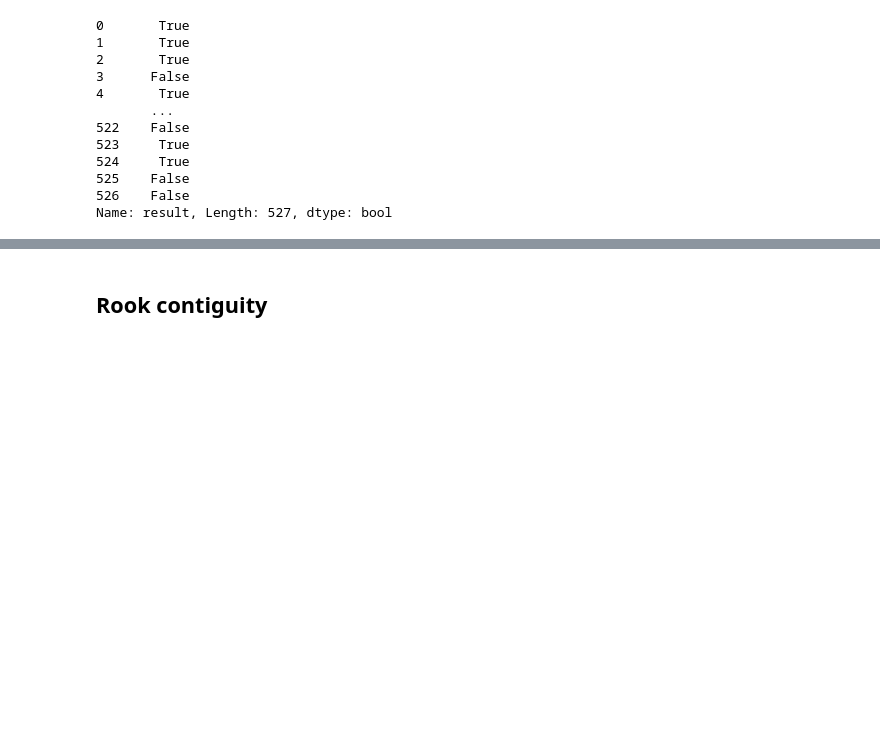
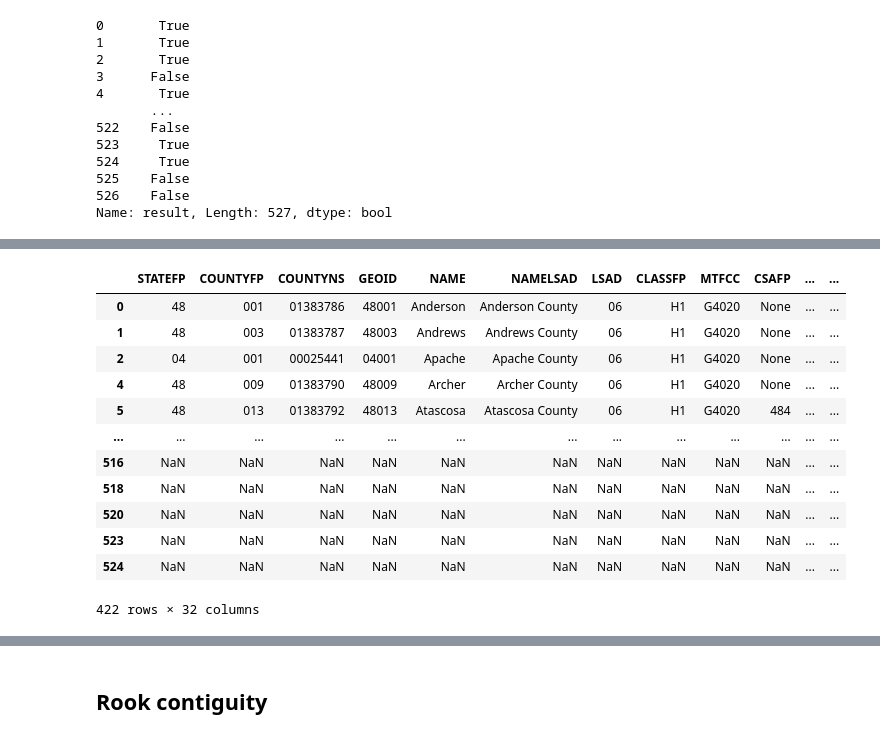
Before and after one commit to sjsrey/geoplanar, a Jupyter notebook: notebooks/usmex_level2_contiguity.ipynb, the cells around one changed output, grey strips where cells are left out. Saved outputs shown, nothing was run; the diff lists cells and outputs as text; code cells hidden in the pictures; blank space fills up the shorter version.

```diff
--- a/notebooks/usmex_level2_contiguity.ipynb
+++ b/notebooks/usmex_level2_contiguity.ipynb
@@ -138,0 +149,16 @@ df2.loc[df2['result'] == False] # all counties/municipios that changed
+# %%
+df[df.geometry!=df2.geometry]
+# %% [output]
+|  | STATEFP | COUNTYFP | COUNTYNS | GEOID | NAME | NAMELSAD | LSAD | CLASSFP | MTFCC | CSAFP | ... | ... |
+| 0 | 48 | 001 | 01383786 | 48001 | Anderson | Anderson County | 06 | H1 | G4020 | None | ... | ... |
+| 1 | 48 | 003 | 01383787 | 48003 | Andrews | Andrews County | 06 | H1 | G4020 | None | ... | ... |
+| 2 | 04 | 001 | 00025441 | 04001 | Apache | Apache County | 06 | H1 | G4020 | None | ... | ... |
+| 4 | 48 | 009 | 01383790 | 48009 | Archer | Archer County | 06 | H1 | G4020 | None | ... | ... |
+| 5 | 48 | 013 | 01383792 | 48013 | Atascosa | Atascosa County | 06 | H1 | G4020 | 484 | ... | ... |
+| ... | ... | ... | ... | ... | ... | ... | ... | ... | ... | ... | ... | ... |
+| 516 | NaN | NaN | NaN | NaN | NaN | NaN | NaN | NaN | NaN | NaN | ... | ... |
+| 518 | NaN | NaN | NaN | NaN | NaN | NaN | NaN | NaN | NaN | NaN | ... | ... |
+| 520 | NaN | NaN | NaN | NaN | NaN | NaN | NaN | NaN | NaN | NaN | ... | ... |
+| 523 | NaN | NaN | NaN | NaN | NaN | NaN | NaN | NaN | NaN | NaN | ... | ... |
+| 524 | NaN | NaN | NaN | NaN | NaN | NaN | NaN | NaN | NaN | NaN | ... | ... |
+422 rows × 32 columns
```
Also changed, not shown: parts of 19 cells of this notebook.
